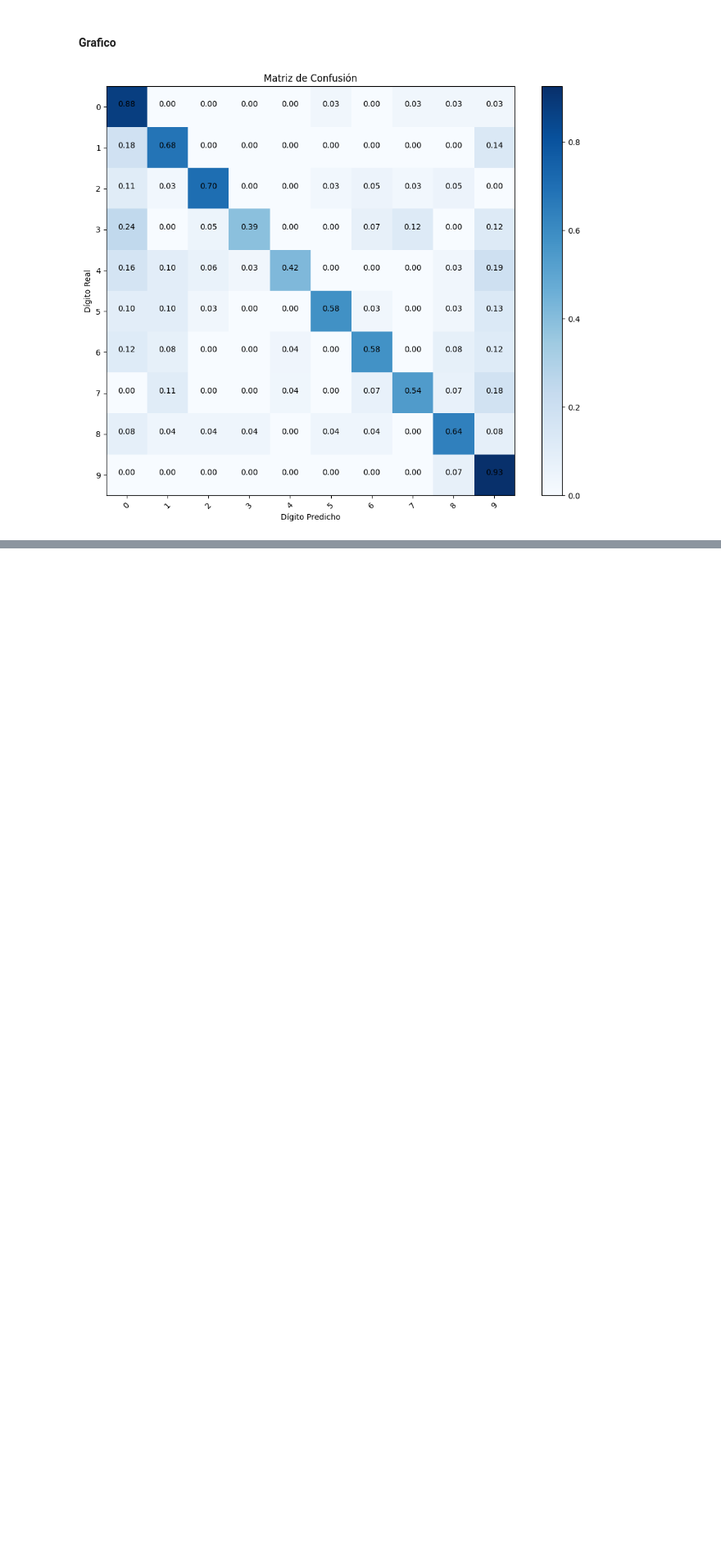
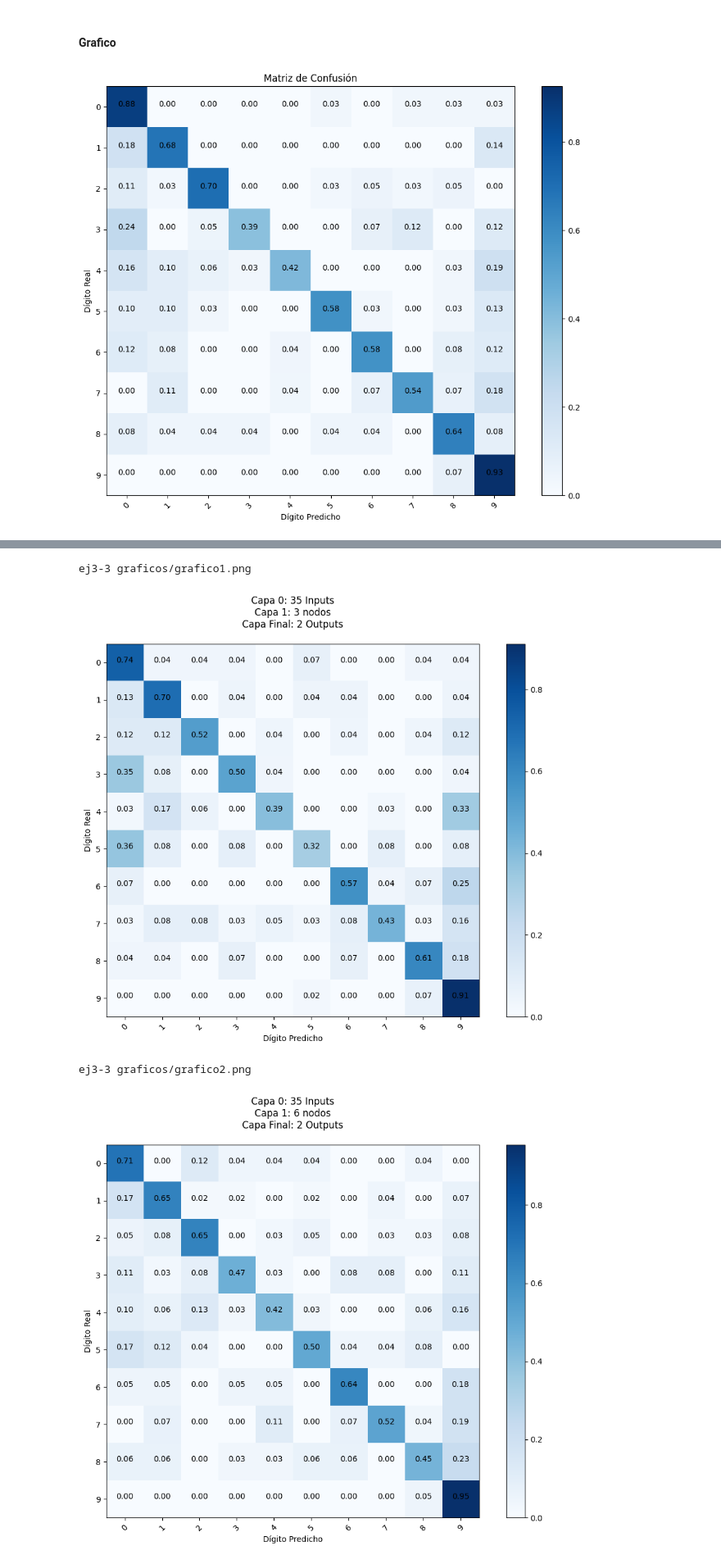
Before and after one commit to Ian-Arnott/TPs-SIA, a Jupyter notebook: Tp3/ej3/ej3_3_notebook.ipynb, the cells around one changed output, grey strips where cells are left out. Shown at 82% size. Saved outputs shown, nothing was run; the diff lists cells and outputs as text; code cells hidden in the pictures; blank space fills up the shorter version.

```diff
--- a/Tp3/ej3/ej3_3_notebook.ipynb
+++ b/Tp3/ej3/ej3_3_notebook.ipynb
@@ -141,0 +143,15 @@ plt.show()
+# %%
+ej, learning_rate, training_percentage, max_epochs, bias, beta, epsilon, optimizer = get_config_params(config)
+
+input_data, expected_data = get_data(ej)
+flattened_input = []
+for i in range(len(input_data)):
+    flattened_input.append([item for sublist in input_data[i] for item in sublist])
+max_expected = max(expected_data)
+scaled_expected = [(2 * x / max_expected) - 1 for x in expected_data]
+X = np.reshape(input_data, (10, 35, 1))
+Y = np.reshape(scaled_expected, (10, 1, 1))
+#print(X)
+#print(Y)
+
+learning_rate=0.001
@@ -141,0 +268,43 @@ plt.show()
+# %%
+import os
+if not os.path.exists('ej3-3 graficos'):
+    os.makedirs('ej3-3 graficos')
+
+for i in range(len(results)):
+    matix = results[i]["matrix"]
+
+    # Crear un DataFrame de Pandas a partir de la matriz de confusión
+    labels = [str(i) for i in range(10)]
+    df_cm = pd.DataFrame(matix, index=labels, columns=labels)
+
+    # Crear una figura de Matplotlib y un eje para la matriz de confusión
+    plt.figure(figsize=(10, 8))
+    plt.imshow(df_cm, interpolation='nearest', cmap=plt.cm.Blues)
+    plt.title(results[i]["text"])
+    plt.colorbar()
+
+    # Añadir etiquetas de clase a los ejes
+    tick_marks = np.arange(len(labels))
+    plt.xticks(tick_marks, labels, rotation=45)
+    plt.yticks(tick_marks, labels)
+
+    # Añadir los valores en cada celda
+    thresh = df_cm.max() / 2.0
+    for k in range(df_cm.shape[0]):
+        for j in range(df_cm.shape[1]):
+            plt.text(j, k, f'{matix[k][j]:.2f}',
+                    horizontalalignment="center")
+
+    plt.tight_layout()
+    plt.ylabel('Dígito Real')
+    plt.xlabel('Dígito Predicho')
+
+    nombre = f'ej3-3 graficos/grafico{i+1}.png'
+    print(nombre)
+    plt.savefig(nombre)
+    plt.show()
+# %% [output]
+ej3-3 graficos/grafico1.png
+[figure, added]
+ej3-3 graficos/grafico2.png
+[figure, added]
```
Also changed, not shown: parts of 5 cells of this notebook, 17 other files.
